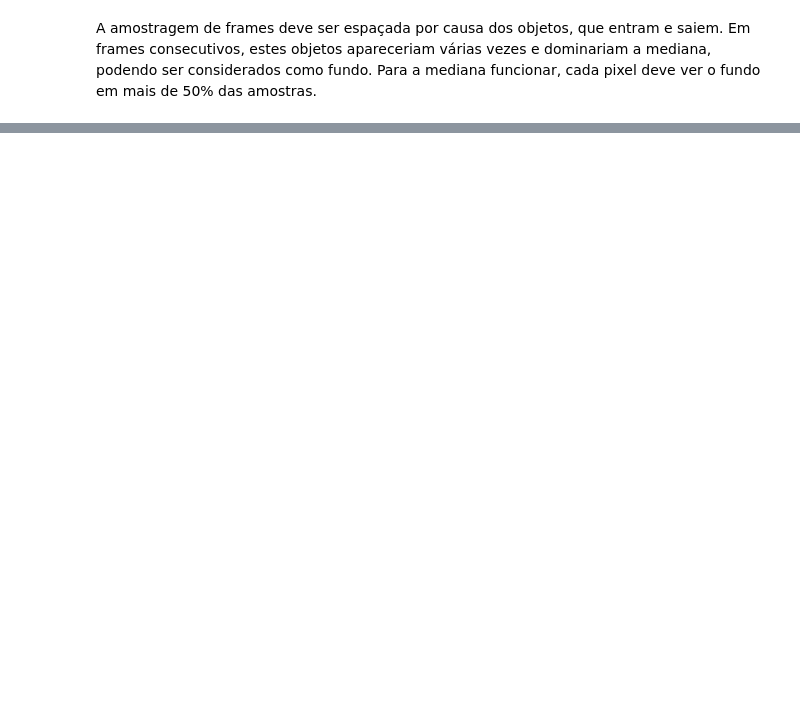
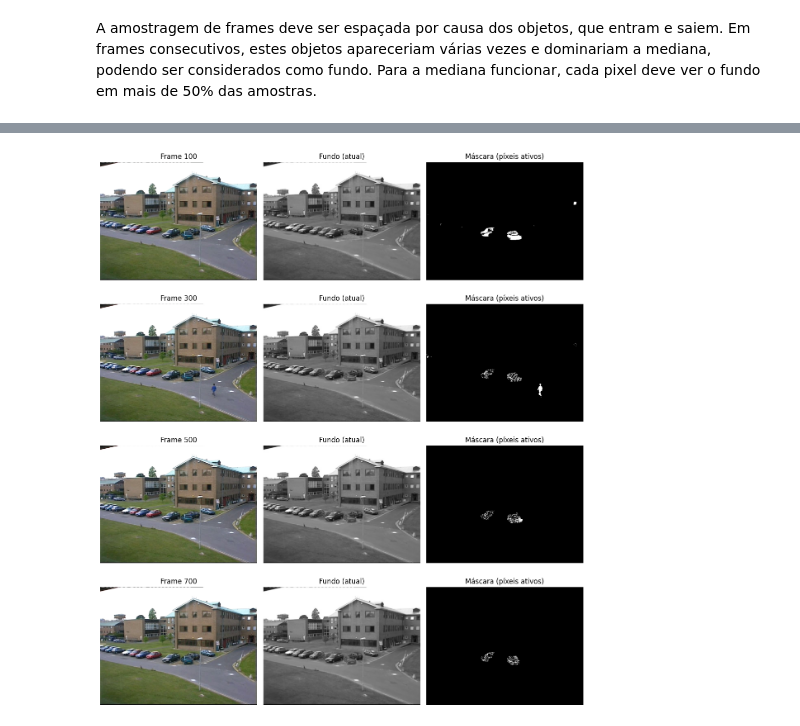
Before and after one commit to beatizisjesus-ctrl/PIV_TP2, a Jupyter notebook: PIV_TP2.ipynb, the cells around one changed output, grey strips where cells are left out. Saved outputs shown, nothing was run; the diff lists cells and outputs as text; code cells hidden in the pictures; blank space fills up the shorter version.

```diff
--- a/PIV_TP2.ipynb
+++ b/PIV_TP2.ipynb
@@ -61,0 +80,83 @@ if __name__ == "__main__":
+# %%
+# 2. Deteção de píxeis ativos através da binarização e atualização do fundo
+
+def detetar_pixeis_ativos(gray, fundo_g, limiar=30):
+    """Devolve a máscara binária dos píxeis diferentes do fundo."""
+    fundo_u8 = fundo_g.astype(np.uint8)  #passou-se para int8 porque abdsdiff precisa de ter o mesmo tipo de dados e gray está a int 8
+    diff = cv2.absdiff(gray, fundo_u8)    # |frame - fundo|
+    _, mascara = cv2.threshold(diff, limiar, 255, cv2.THRESH_BINARY) #binarização, limiarização
+    return mascara
+
+
+
+def atualizar_fundo(fundo_g, gray, mascara,contador, alpha=0.99, n_parado=100, alpha_parado=0.95 ):
+    """Atualiza o fundo só nos píxeis SEM movimento: fundo = α·fundo + (1-α)·frame."""
+
+    # contador de frames consecutivos ativos, por píxel
+    contador[mascara > 0] += 1
+    contador[mascara == 0] = 0
+
+    #Atualização normal
+    # Dilatar a máscara para proteger também as bordas dos objetos
+    mascara_larga = cv2.dilate(mascara, np.ones((15, 15), np.uint8))
+    #inverter a máscara, para o fundo ficar a branco, pois é o que queremos atualiar
+    so_fundo = cv2.bitwise_not(mascara_larga)
+    #atualiza o fundo, misturando uma pequena parte do frame atual nele, mas só nos píxeis onde so_fundo é branco.
+    #o alpha do open cv pesa o frame novo, por isso, passa-se 1-alpha, pois alpha=0.99 é do fundo.
+    cv2.accumulateWeighted(gray, fundo_g, 1-alpha, mask=so_fundo)
+
+
+    # Se houver píxeis parados há muito tempo (ha mais de 100 frames) serão considerados pelo fundo
+    parados = ((contador > n_parado) * 255).astype(np.uint8)
+    cv2.accumulateWeighted(gray, fundo_g, 1 - alpha_parado, mask=parados)
+    # O contador guarda, para cada píxel, há quantos frames seguidos está ativo (a branco na máscara). Quando um píxel passa de 100 frames seguidos,
+    # começa a ser atualizado no fundo com alpha_parado. Um carro parado tem muitos píxeis nessa situação, por isso, na prática, o carro inteiro acaba por ser absorvido. Mas cada píxel é avaliado por si.
+
+
+
+LIMIAR = 30
+ALPHA = 0.99
+video = cv2.VideoCapture(CAMINHO_VIDEO)
+total = int(video.get(cv2.CAP_PROP_FRAME_COUNT))
+
+# fundo em cinzentos + desfoque, em float32 (obrigatório para o accumulateWeighted)
+fundo_gray = cv2.cvtColor(fundo, cv2.COLOR_BGR2GRAY)
+fundo_g = cv2.GaussianBlur(fundo_gray, (5, 5), 0).astype(np.float32)
+contador = np.zeros(fundo_g.shape, dtype=np.int32) #contador de frames em que cada pixel esta ativo
+
+frames_a_mostrar = [100, 300, 500, 700]
+resultados = []
+
+
+n = 0
+while True:
+    ok, frame = video.read()
+    if not ok:
+        break
+
+    # o frame tem de passar a cinzentos e ser desfocado, tal como o fundo
+    gray = cv2.GaussianBlur(cv2.cvtColor(frame, cv2.COLOR_BGR2GRAY), (5, 5), 0)
+
+    #objetos com moviento ficam a branco e o fundo a preto
+    mascara = detetar_pixeis_ativos(gray, fundo_g, LIMIAR)
+
+    atualizar_fundo(fundo_g, gray, mascara, contador, ALPHA)
+
+    if n in frames_a_mostrar:
+        resultados.append((n, frame.copy(), fundo_g.astype(np.uint8), mascara))
+    n += 1
+video.release()
+
+
+#para mostrar
+fig, eixos = plt.subplots(len(resultados), 3, figsize=(12, 3.5 * len(resultados)))
+for linha, (n, frame, fundo_atual, mascara) in zip(np.atleast_2d(eixos), resultados):
+    linha[0].imshow(cv2.cvtColor(frame, cv2.COLOR_BGR2RGB)); linha[0].set_title(f"Frame {n}")
+    linha[1].imshow(fundo_atual, cmap="gray");               linha[1].set_title("Fundo (atual)")
+    linha[2].imshow(mascara, cmap="gray");                   linha[2].set_title("Máscara (píxeis ativos)")
+    for ax in linha:
+        ax.axis("off")
+plt.tight_layout()
+plt.show()
+# %% [output]
+[figure, added]
```
Also changed, not shown: parts of 7 cells of this notebook, 1 other file.
